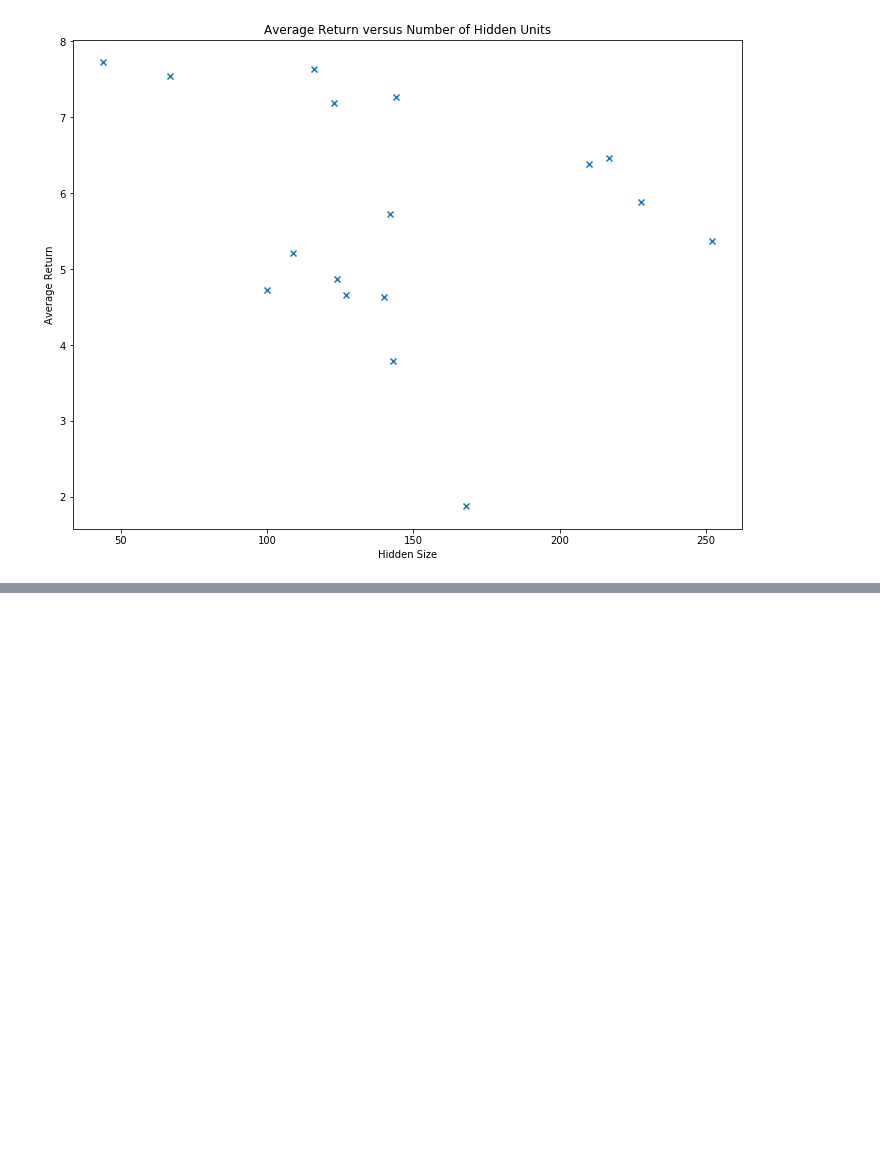
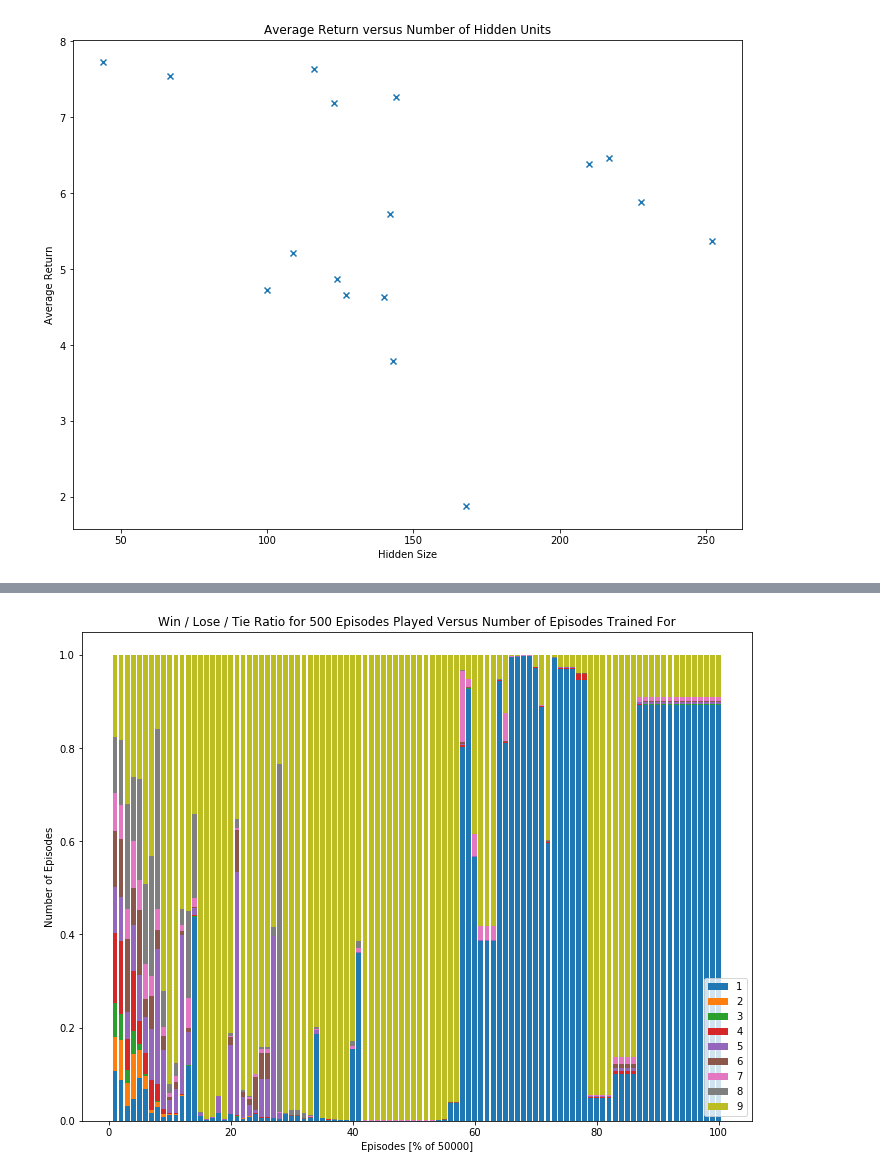
Before and after one commit to loganrooks/rl-tic-tac-toe, a Jupyter notebook: analysis.ipynb, the cells around one changed output, grey strips where cells are left out. Saved outputs shown, nothing was run; the diff lists cells and outputs as text; code cells hidden in the pictures; blank space fills up the shorter version.

Commit message:
finalized code and analyzed first move distributions

```diff
--- a/analysis.ipynb
+++ b/analysis.ipynb
@@ -203,0 +202,34 @@ plt.savefig("figures/ratio_graph.png", dpi=300, bbox_inches="tight")
+# %%
+first_distributions = results_single_128["first"]
+# %%
+move = {i: [distr[0, i] for distr in first_distributions] for i in range(9)}
+# %%
+move1 = move[0]
+move2 = np.add(move[1], move1)
+move3 = np.add(move[2], move2)
+move4 = np.add(move[3], move3)
+move5 = np.add(move[4], move4)
+move6 = np.add(move[5], move5)
+move7 = np.add(move[6], move6)
+move8 = np.add(move[7], move7)
+episodes = range(1, 101)
+# %%
+plt.figure(figsize=(12,9))
+plt.xlabel("Episodes [% of 50000]")
+plt.ylabel("Number of Episodes")
+plt.title("Win / Lose / Tie Ratio for 500 Episodes Played Versus Number of Episodes Trained For")
+
+plt.bar(episodes, move[0], label='1')
+plt.bar(episodes, move[1], bottom=move1, label='2')
+plt.bar(episodes, move[2], bottom=move2, label='3')
+plt.bar(episodes, move[3], bottom=move3, label='4')
+plt.bar(episodes, move[4], bottom=move4, label='5')
+plt.bar(episodes, move[5], bottom=move5, label='6')
+plt.bar(episodes, move[6], bottom=move6, label='7')
+plt.bar(episodes, move[7], bottom=move7, label='8')
+plt.bar(episodes, move[8], bottom=move8, label='9')
+
+plt.legend()
+plt.savefig("figures/moves_distr_graph_128.png", dpi=300, bbox_inches="tight")
+# %% [output]
+[figure, added]
```
Also changed, not shown: parts of 12 cells of this notebook, 12 other files.
